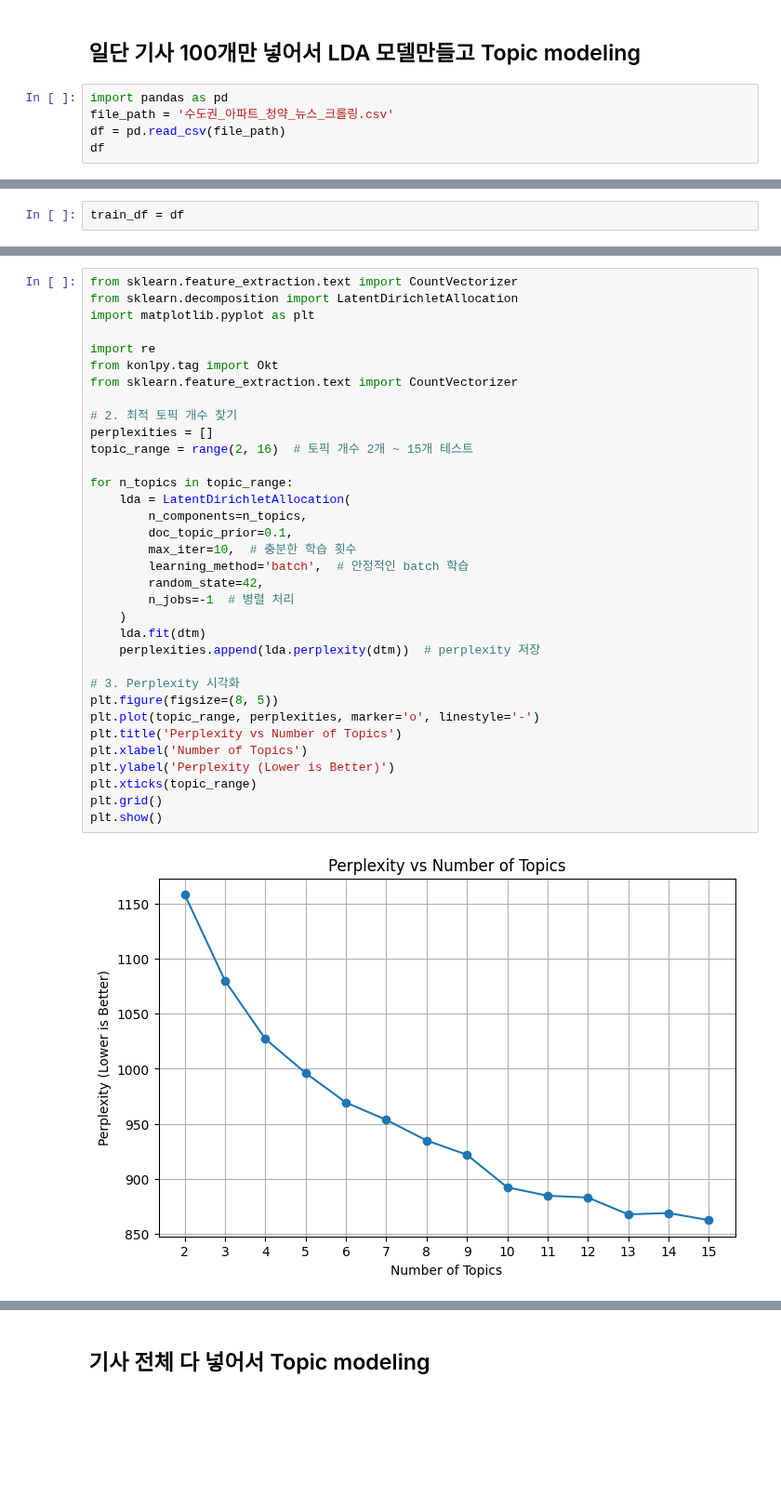
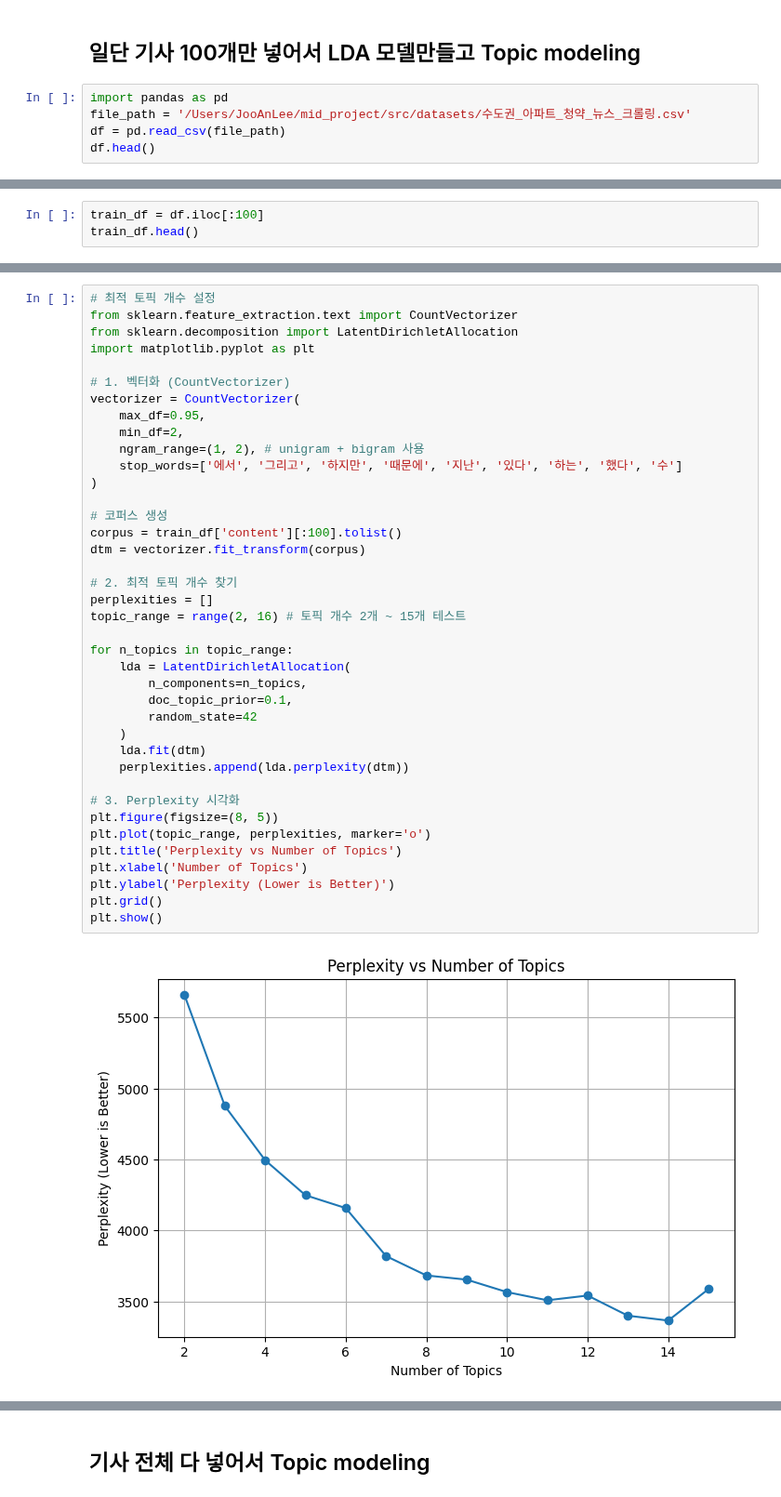
Before and after one commit to choikwangil95/HKToss-MLOps-Proejct, a Jupyter notebook: src/datasets/[JA] topic modeling_2.ipynb, the cells around one changed output, grey strips where cells are left out. Shown at 93% size. Saved outputs shown, nothing was run; the diff lists cells and outputs as text; blank space fills up the shorter version.

Commit message:
topic modeling test

```diff
--- a/src/datasets/[JA] topic modeling_2.ipynb
+++ b/src/datasets/[JA] topic modeling_2.ipynb
@@ -5,9 +5,9 @@ from sklearn.decomposition import LatentDirichletAllocation
 ## 일단 기사 100개만 넣어서 LDA 모델만들고 Topic modeling
 # %%
 import pandas as pd
-file_path = '수도권_아파트_청약_뉴스_크롤링.csv'
+file_path = '/Users/JooAnLee/mid_project/src/datasets/수도권_아파트_청약_뉴스_크롤링.csv'
 df = pd.read_csv(file_path)
-df
+df.head()
 # %% [output]
 |  | title | content | url | apartment |
 | 0 | “7인 가구에 무주택 15년 이상”…새해 첫 만점통장 ‘이곳... | 의왕 월암지구 대방 디에트르 레이크파크 조감도. [사진 출처... | https://n.news.naver.com/mnews/ar... | 의왕 월암지구 대방 디에트르 레이크파크 |
@@ -25,2 +18,3 @@ df
 # %%
-train_df = df
+train_df = df.iloc[:100]
+train_df.head()
@@ -244,37 +28,42 @@ print("✅ 추출된 키워드 목록:", words[2000:])
 # %%
+# 최적 토픽 개수 설정
 from sklearn.feature_extraction.text import CountVectorizer
 from sklearn.decomposition import LatentDirichletAllocation
 import matplotlib.pyplot as plt
 
-import re
-from konlpy.tag import Okt
-from sklearn.feature_extraction.text import CountVectorizer
+# 1. 벡터화 (CountVectorizer)
+vectorizer = CountVectorizer(
+    max_df=0.95,
+    min_df=2,
+    ngram_range=(1, 2), # unigram + bigram 사용
+    stop_words=['에서', '그리고', '하지만', '때문에', '지난', '있다', '하는', '했다', '수']
+)
+
+# 코퍼스 생성
+corpus = train_df['content'][:100].tolist()
+dtm = vectorizer.fit_transform(corpus)
 
 # 2. 최적 토픽 개수 찾기
 perplexities = []
-topic_range = range(2, 16)  # 토픽 개수 2개 ~ 15개 테스트
+topic_range = range(2, 16) # 토픽 개수 2개 ~ 15개 테스트
 
 for n_topics in topic_range:
     lda = LatentDirichletAllocation(
         n_components=n_topics,
         doc_topic_prior=0.1,
-        max_iter=10,  # 충분한 학습 횟수
-        learning_method='batch',  # 안정적인 batch 학습
-        random_state=42,
-        n_jobs=-1  # 병렬 처리
+        random_state=42
     )
     lda.fit(dtm)
-    perplexities.append(lda.perplexity(dtm))  # perplexity 저장
+    perplexities.append(lda.perplexity(dtm))
 
 # 3. Perplexity 시각화
 plt.figure(figsize=(8, 5))
-plt.plot(topic_range, perplexities, marker='o', linestyle='-')
+plt.plot(topic_range, perplexities, marker='o')
 plt.title('Perplexity vs Number of Topics')
 plt.xlabel('Number of Topics')
 plt.ylabel('Perplexity (Lower is Better)')
-plt.xticks(topic_range)
 plt.grid()
 plt.show()
 # %% [output]
-[figure, old version]
+[figure, new version]
 # %%
```
Also changed, not shown: parts of 13 cells of this notebook, 2 other files.
